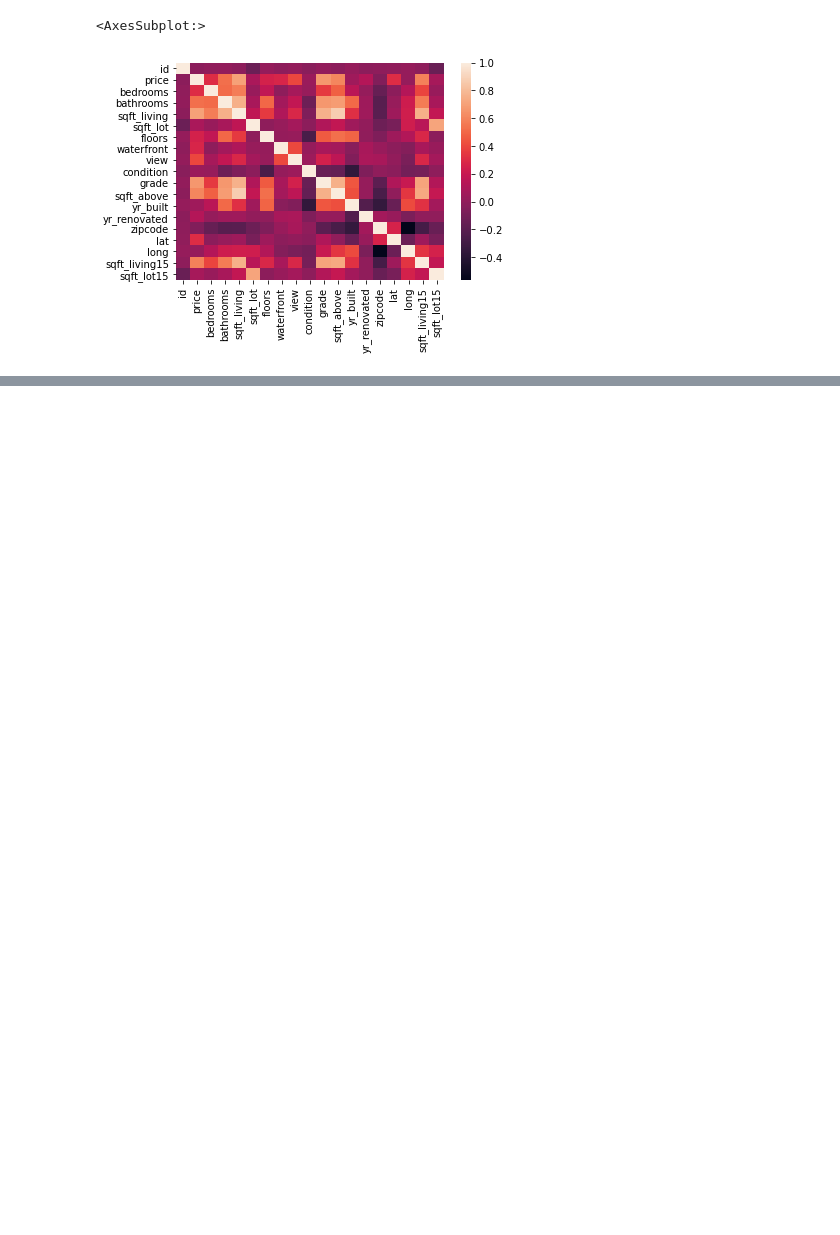
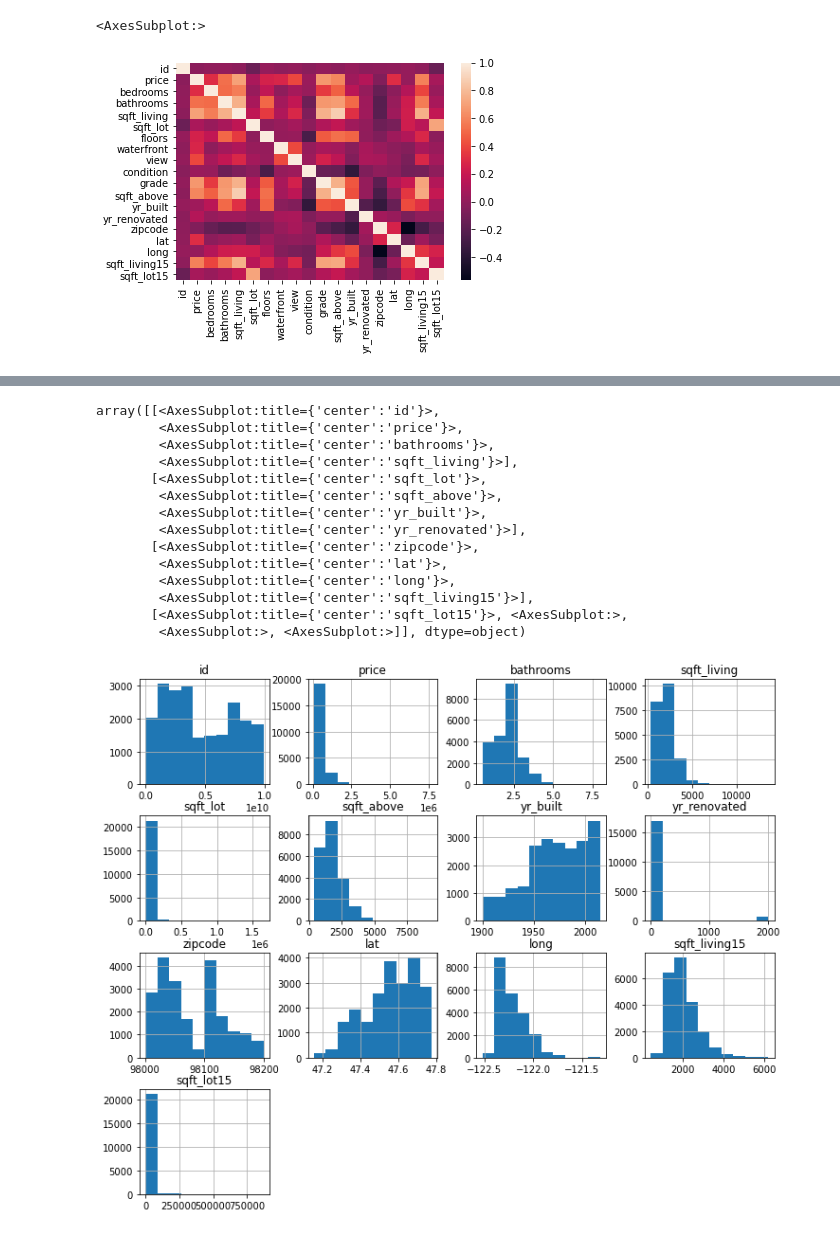
Before and after one commit to ozbunae/Housing_Data, a Jupyter notebook: Project 2.ipynb, the cells around one changed output, grey strips where cells are left out. Saved outputs shown, nothing was run; the diff lists cells and outputs as text; code cells hidden in the pictures; blank space fills up the shorter version.

```diff
--- a/Project 2.ipynb
+++ b/Project 2.ipynb
@@ -125,0 +146,5 @@ sns.heatmap(df.corr())
+# %%
+for col in df.columns:
+    print(col)
+    print(df[col].value_counts(normalize = True, ascending = False).head(5))
+    print ("-----------------------------------------------------------------")
@@ -125,0 +169,9 @@ sns.heatmap(df.corr())
+# %%
+conts= []
+cats= []
+# %%
+for col in df.columns:
+    if (df[col].nunique() < 25):
+        cats.append(col)
+    else:
+        conts.append(col)
@@ -125,0 +200,2 @@ sns.heatmap(df.corr())
+# %%
+df_conts = df.loc[:,conts]
@@ -125,0 +252,18 @@ sns.heatmap(df.corr())
+# %%
+df_conts.hist(figsize = (12,10))
+# %% [output]
+array([[<AxesSubplot:title={'center':'id'}>,
+        <AxesSubplot:title={'center':'price'}>,
+        <AxesSubplot:title={'center':'bathrooms'}>,
+        <AxesSubplot:title={'center':'sqft_living'}>],
+       [<AxesSubplot:title={'center':'sqft_lot'}>,
+        <AxesSubplot:title={'center':'sqft_above'}>,
+        <AxesSubplot:title={'center':'yr_built'}>,
+        <AxesSubplot:title={'center':'yr_renovated'}>],
+       [<AxesSubplot:title={'center':'zipcode'}>,
+        <AxesSubplot:title={'center':'lat'}>,
+        <AxesSubplot:title={'center':'long'}>,
+        <AxesSubplot:title={'center':'sqft_living15'}>],
+       [<AxesSubplot:title={'center':'sqft_lot15'}>, <AxesSubplot:>,
+        <AxesSubplot:>, <AxesSubplot:>]], dtype=object)
+[figure, added]
```
Also changed, not shown: parts of 19 cells of this notebook.
